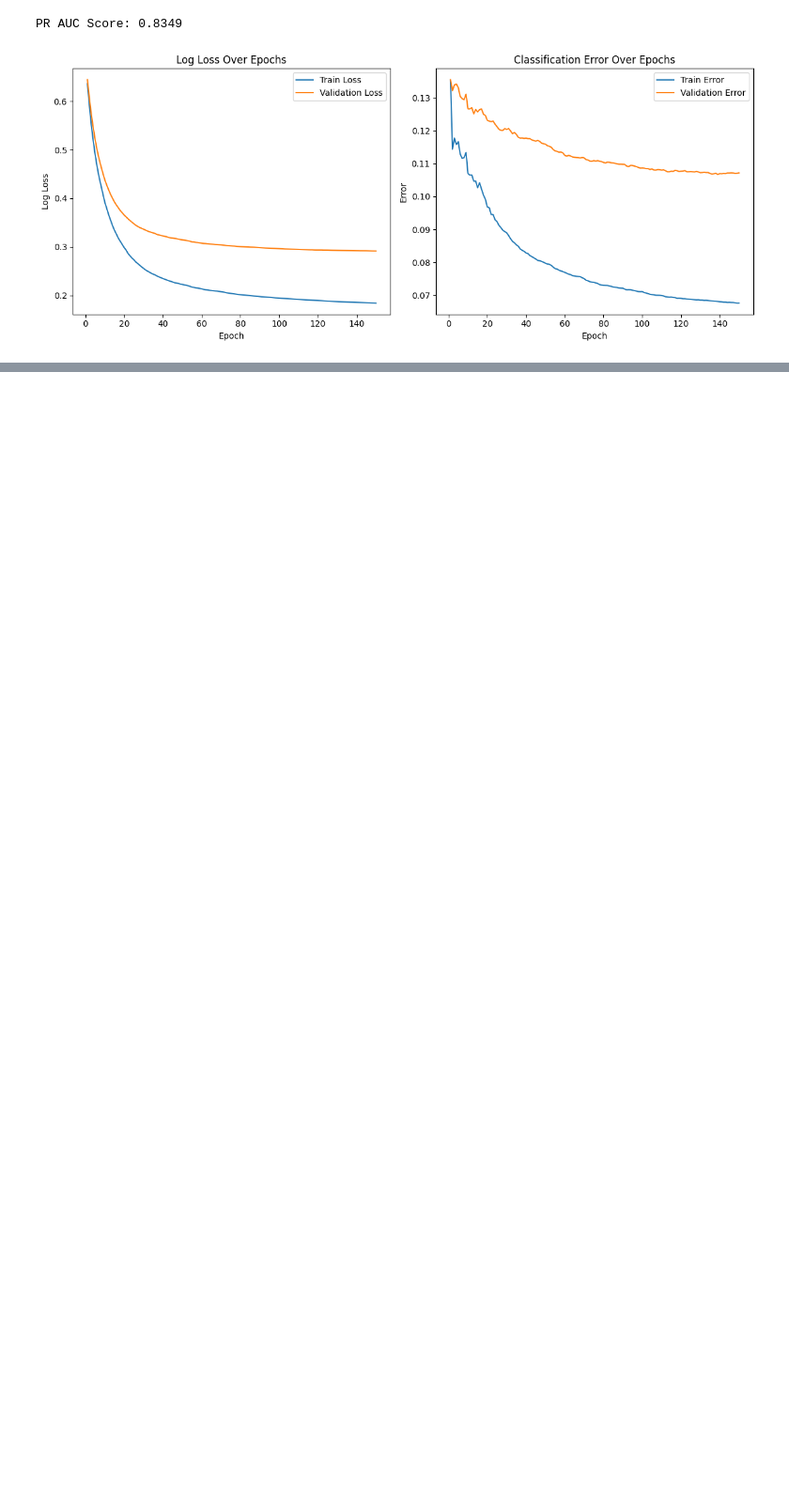
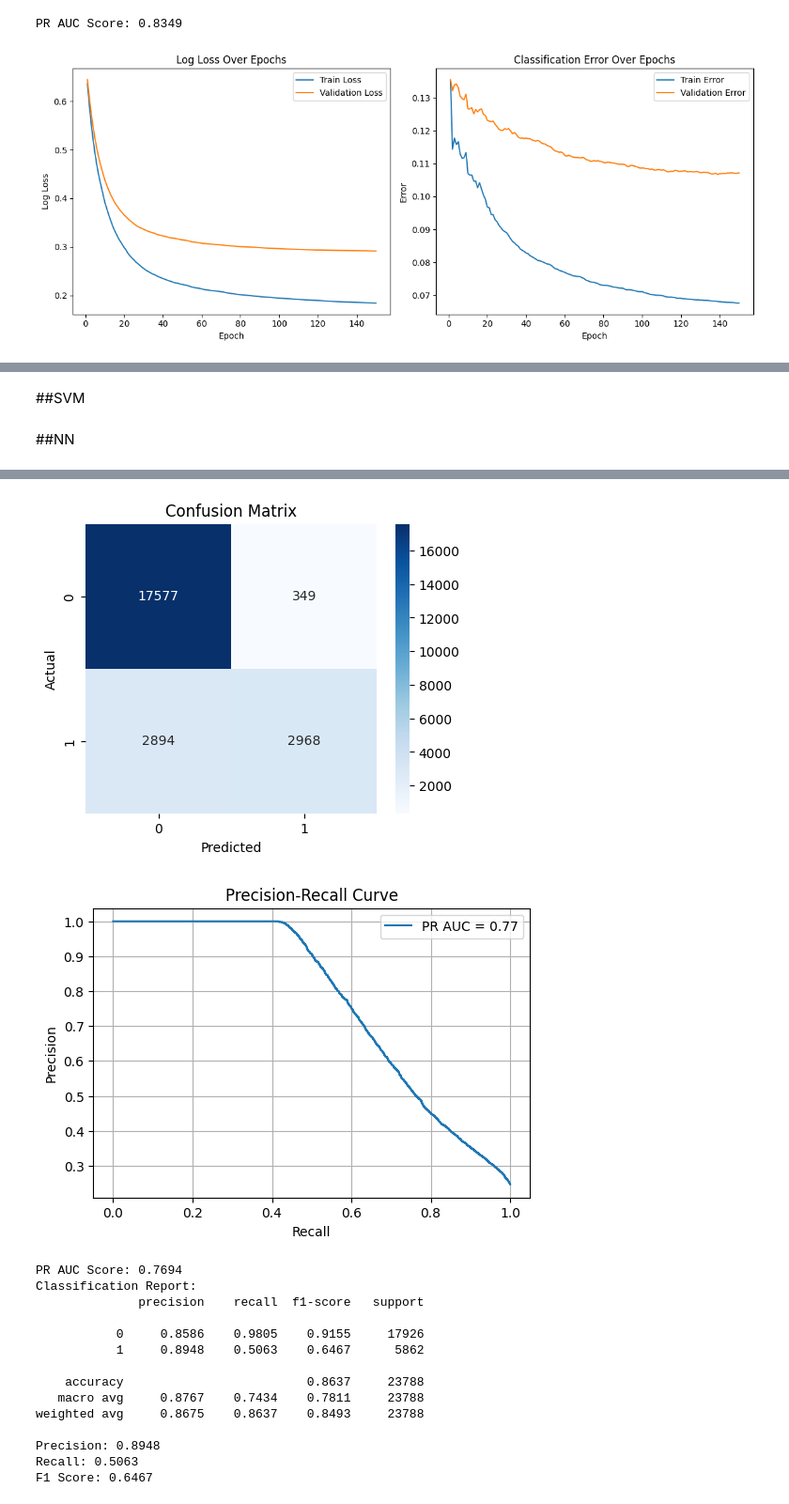
Before and after one commit to angiegh2002/Loan_Default_Detection, a Jupyter notebook: DM&ML (33).ipynb, the cells around one changed output, grey strips where cells are left out. Shown at 94% size. Cells and saved outputs as stored; diff of their text form; code cells hidden in the pictures; blank space fills up the shorter version.

```diff
--- a/DM&ML (33).ipynb
+++ b/DM&ML (33).ipynb
@@ -721,15 +728,15 @@ loan_purpose                         134   object
 Neg_ammortization                    121   object
 term                                  41  float64
 # %%
-# df=df.dropna(axis=1)
-df=df.drop(columns=["ID","year","term_cat",
-    "Interest_rate_spread",
-    "rate_of_interest",
-    "Upfront_charges_log",
-    "property_value_log",
-    # "LTV",
-    # "dtir1",
-])
+# # df=df.dropna(axis=1)
+# df=df.drop(columns=["ID","year","term_cat",
+#     "Interest_rate_spread",
+#     "rate_of_interest",
+#     "Upfront_acharges_log",
+#     "property_value_log",
+#     # "LTV",
+#     # "dtir1",
+# ])
 # %%
 
 X = df.drop(columns=['Status'])
@@ -1265,0 +1329,2 @@ PR AUC Score: 0.8349
+# %% [markdown]
+##SVM
@@ -1266,3 +1386,5 @@ PR AUC Score: 0.8349
+# %% [markdown]
+##NN
 # %%
 def plot_learning_curves_keras(history):
     """رسم منحنيات الخسارة والدقة من كائن التاريخ history الخاص بـ Keras"""
@@ -1304,9 +1426,10 @@ input_dim = X_train_resampled.shape[1]
 
 model = Sequential([
     Dense(64, input_dim=input_dim, activation='relu'),
-    Dropout(0.3),
+    # Dropout(0.3),
     Dense(32, activation='relu'),
-    Dropout(0.2),
+    # Dropout(0.2),
+    Dense(16, activation='relu'),
     Dense(1, activation='sigmoid')  # لأن التصنيف ثنائي
 ])
 
@@ -1350,0 +1485,16 @@ Epoch 3/100
+[figure, added]
+[figure, added]
+PR AUC Score: 0.7694
+Classification Report:
+              precision    recall  f1-score   support
+
+           0     0.8586    0.9805    0.9155     17926
+           1     0.8948    0.5063    0.6467      5862
+
+    accuracy                         0.8637     23788
+   macro avg     0.8767    0.7434    0.7811     23788
+weighted avg     0.8675    0.8637    0.8493     23788
+
+Precision: 0.8948
+Recall: 0.5063
+F1 Score: 0.6467
```
Also changed, not shown: parts of 9 cells of this notebook.
